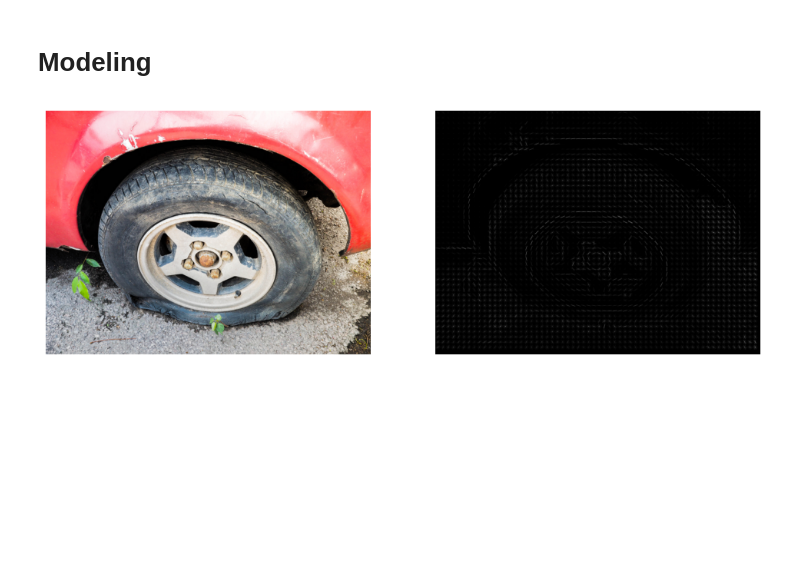
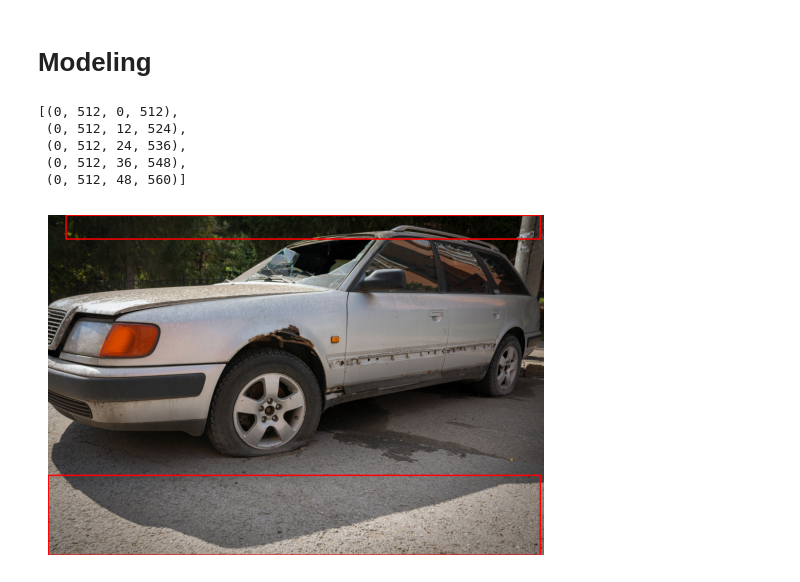
Before and after one commit to textomatic/car-damage-detector, a Jupyter notebook: notebooks/SVM_model.ipynb, the cells around one changed output. Drawn from its saved outputs; the diff is of its cells as text; code cells hidden in the pictures; blank space fills up the shorter version.

```diff
--- a/notebooks/SVM_model.ipynb
+++ b/notebooks/SVM_model.ipynb
@@ -170,21 +172,14 @@ def slideExtract(image, windowSize=(512, 512), step=12):
     return (coords,np.asarray(features))
 # %% [markdown]
 # Modeling
-# %%
-example_image = np.asarray(PIL.Image.open("../data/images/train/000001.jpg"))
-hog_features,visualized = hog(example_image,orientations=9,pixels_per_cell=(16,16),
-                              cells_per_block=(2,2),
-                              visualize=True,
-                              multichannel=True
-                             )
-
-fig = plt.figure(figsize=(12,6))
-fig.add_subplot(1,2,1)
-plt.imshow(example_image)
-plt.axis("off")
-fig.add_subplot(1,2,2)
-plt.imshow(visualized,cmap="gray")
-plt.axis("off")
-plt.show()
-# %% [output]
-[figure, removed]
+# %%
+example_image = np.asarray(PIL.Image.open("../data/images/train/000001.jpg"))
+coords,features = slideExtract(example_image)
+
+coords[:5]
+# %% [output]
+[(0, 512, 0, 512),
+ (0, 512, 12, 524),
+ (0, 512, 24, 536),
+ (0, 512, 36, 548),
+ (0, 512, 48, 560)]
@@ -190,0 +226,39 @@ plt.show()
+# %%
+def detect(image, model):
+
+    # Extracting features and initalizing heatmap
+    coords,features = slideExtract(image)
+    htmp = Heatmap(image)
+
+
+    for i in range(len(features)):
+        # If region is positive then add some heat
+        decision = model.predict([features[i]])
+        if decision[0] == 1:
+            htmp.incValOfReg(coords[i])
+            # Else remove some heat
+        else:
+            htmp.decValOfReg(coords[i])
+
+    # Compiling heatmap
+    mask = htmp.compileHeatmap()
+
+    cont,_ = cv2.findContours(mask,1,2)[:2]
+    for c in cont:
+        # If a contour is small don't consider it
+        if cv2.contourArea(c) < 70*70:
+            continue
+
+        (x,y,w,h) = cv2.boundingRect(c)
+        image = cv2.rectangle(image,(x,y),(x+w,y+h),(255),2)
+
+    return image
+# %%
+img = np.asarray(PIL.Image.open('../data/images/val/000013.jpg'))
+
+detected = detect(img, model)
+plt.imshow(detected)
+plt.axis("off")
+plt.show()
+# %% [output]
+[figure, added]
```
Also changed, not shown: parts of 5 cells of this notebook.
